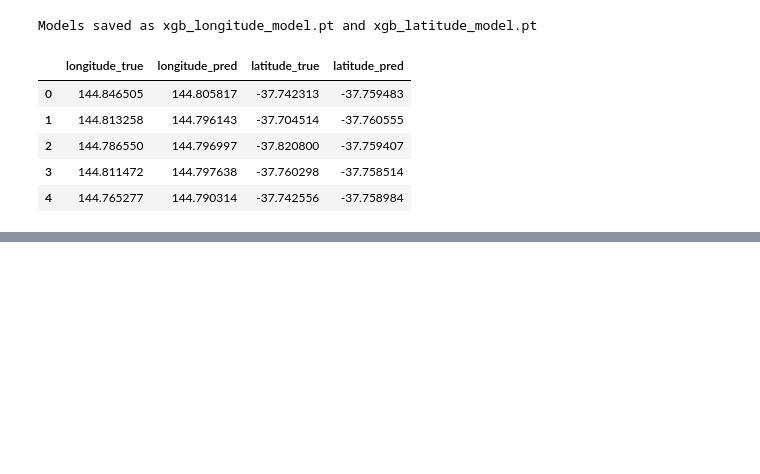
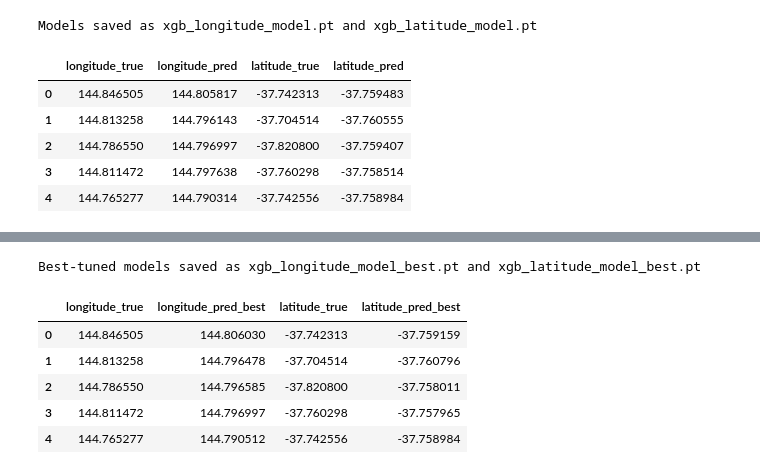
Before and after one commit to NonExstnt/COS40007-Design-Project, a Jupyter notebook: position_model/latlon_predict.ipynb, the cells around one changed output, grey strips where cells are left out. Drawn from its saved outputs; the diff is of its cells as text; code cells hidden in the pictures; blank space fills up the shorter version.

Commit message:
Slightly improved position model

```diff
--- a/position_model/latlon_predict.ipynb
+++ b/position_model/latlon_predict.ipynb
@@ -13,6 +13,6 @@ import torch
 # %%
 # Load the dataset
-df = pd.read_csv('Master5G.csv')
+df = pd.read_csv('../clean_data/Master5G.csv')
 df.head()
 # %% [output]
 |  | time | Day | Year | Month | Date | hour | min | sec | timezone | latitude | ... | ... |
@@ -87,0 +177,13 @@ results_df.head()
+# %%
+xgb_long_best = XGBRegressor(**rf_long.best_params_)
+xgb_lat_best = XGBRegressor(**rf_lat.best_params_)
+xgb_long_best.fit(X_train, y_long_train)
+xgb_lat_best.fit(X_train, y_lat_train)
+
+# Predict and evaluate
+y_long_pred_best = xgb_long_best.predict(X_test)
+y_lat_pred_best = xgb_lat_best.predict(X_test)
+mse_long_best = mean_squared_error(y_long_test, y_long_pred_best)
+mse_lat_best = mean_squared_error(y_lat_test, y_lat_pred_best)
+print(f'Longitude MSE (best): {mse_long_best}')
+print(f'Latitude MSE (best): {mse_lat_best}')
@@ -87,0 +202,23 @@ results_df.head()
+# %%
+# Save the best-tuned XGBoost models
+xgb_long_best.save_model('xgb_longitude_model_best.pt')
+xgb_lat_best.save_model('xgb_latitude_model_best.pt')
+print('Best-tuned models saved as xgb_longitude_model_best.pt and xgb_latitude_model_best.pt')
+
+# Compare true vs predicted for best-tuned models and save to CSV
+results_best_df = pd.DataFrame({
+    'longitude_true': np.array(y_long_test),
+    'longitude_pred_best': y_long_pred_best,
+    'latitude_true': np.array(y_lat_test),
+    'latitude_pred_best': y_lat_pred_best
+})
+results_best_df.to_csv('latlon_predictions_vs_true_best.csv', index=False)
+results_best_df.head()
+# %% [output]
+Best-tuned models saved as xgb_longitude_model_best.pt and xgb_latitude_model_best.pt
+|  | longitude_true | longitude_pred_best | latitude_true | latitude_pred_best |
+| 0 | 144.846505 | 144.806030 | -37.742313 | -37.759159 |
+| 1 | 144.813258 | 144.796478 | -37.704514 | -37.760796 |
+| 2 | 144.786550 | 144.796585 | -37.820800 | -37.758011 |
+| 3 | 144.811472 | 144.796997 | -37.760298 | -37.757965 |
+| 4 | 144.765277 | 144.790512 | -37.742556 | -37.758984 |
```
Also changed, not shown: parts of 5 cells of this notebook, 4 other files.
